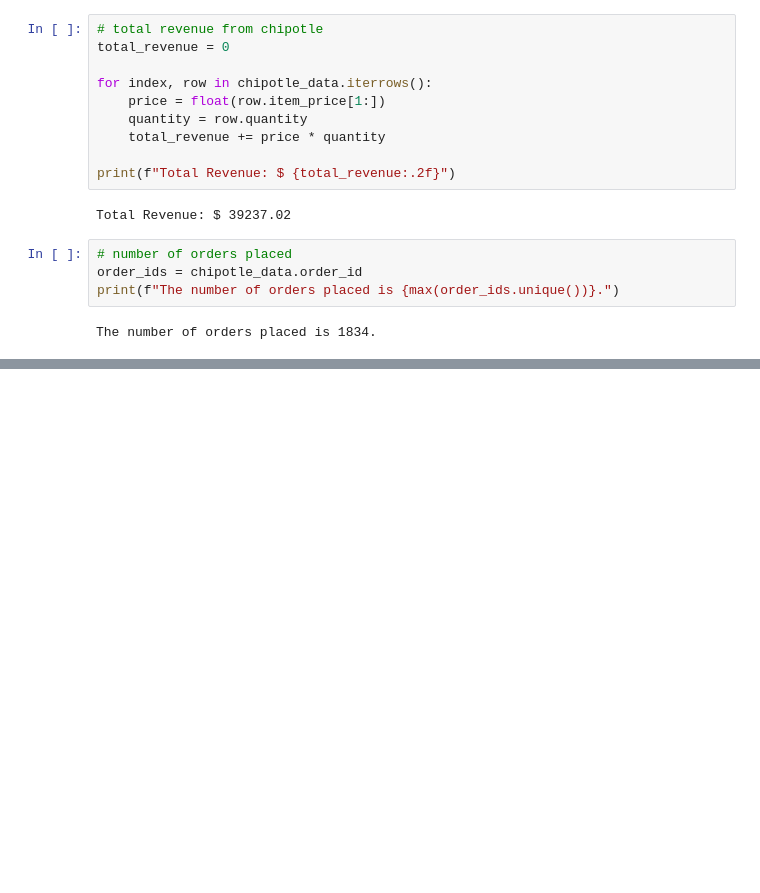
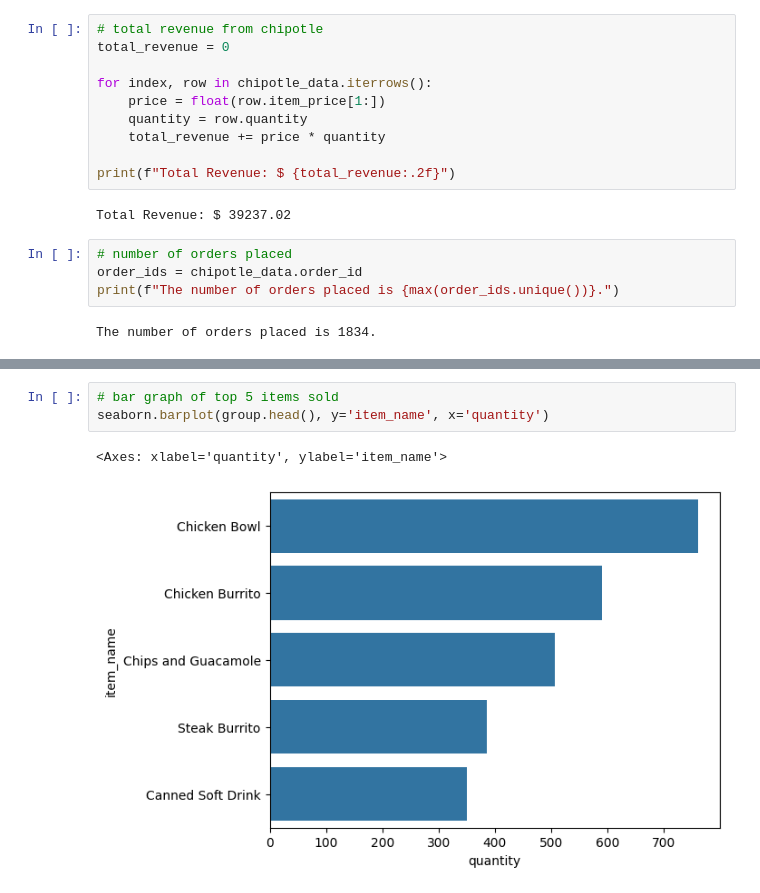
Before and after one commit to francisohara24/HtH-team-data-exploration, a Jupyter notebook: chipotle_data.ipynb, the cells around one changed output, grey strips where cells are left out. Saved outputs shown, nothing was run; the diff lists cells and outputs as text; blank space fills up the shorter version.

```diff
--- a/chipotle_data.ipynb
+++ b/chipotle_data.ipynb
@@ -108,0 +134,6 @@ Items that cost more than $10.00:
+# %%
+# bar graph of top 5 items sold
+seaborn.barplot(group.head(), y='item_name', x='quantity')
+# %% [output]
+<Axes: xlabel='quantity', ylabel='item_name'>
+[figure, added]
```
Also changed, not shown: parts of 7 cells of this notebook.
